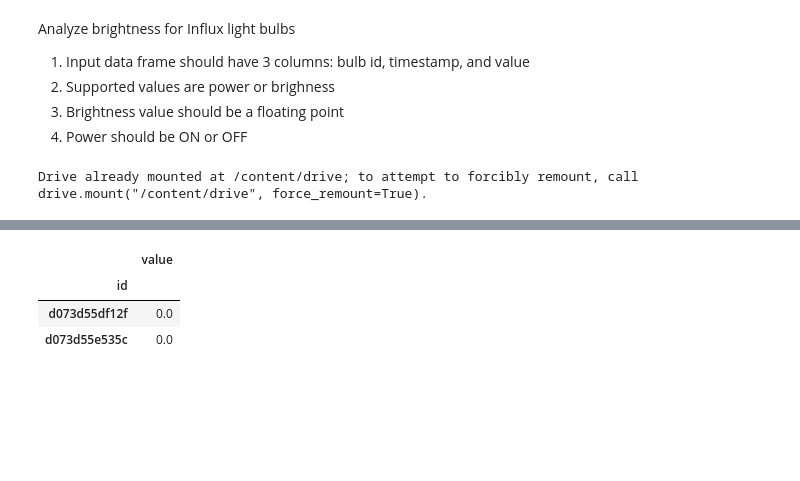
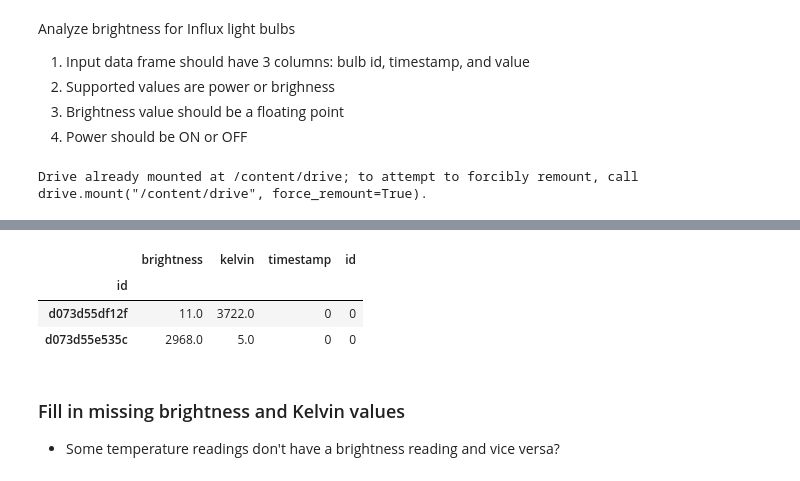
Before and after one commit to smannan/LIFXBulbAnalysis, a Jupyter notebook: SmartBulbDataExploration.ipynb, the cells around one changed output, grey strips where cells are left out. Saved outputs shown, nothing was run; the diff lists cells and outputs as text; code cells hidden in the pictures; blank space fills up the shorter version.

```diff
--- a/SmartBulbDataExploration.ipynb
+++ b/SmartBulbDataExploration.ipynb
@@ -35,7 +37,7 @@ def drop_seconds_from_timestamp(df):
   bulb_data['timestamp'] = bulb_data['timestamp'].dt.strftime('%Y-%m-%d %H:%M')
   bulb_data['timestamp'] = pd.to_datetime(bulb_data['timestamp'])
 # %%
-filename = '/content/drive/Shared drives/CMPE295B/ProcessedBulbData/smart_bulb_brightness_data_from_influx_aug27_sept9.csv'
+filename = '/content/drive/Shared drives/CMPE295B/ProcessedBulbData/smart_bulb_data_from_influx_2021-08-26-20_46_2021-09-11-08_34.csv'
 bulb_data = pd.read_csv(filename, infer_datetime_format = True)
 drop_seconds_from_timestamp(bulb_data)
 bulb_data.drop(['Unnamed: 0'], axis=1, inplace=True)
@@ -63,11 +77,13 @@ Name: value, dtype: float64
 # %%
-# group by light bulb id and sum the number of nulls in the value column
-# AKA the number of missing readings for each bulb
-# 77.8% missing values for bulb d073d55df12f
-# 61.1% missing values for bulb d073d55e535c
-bulb_data.groupby(['id']).agg({ 'value': lambda x: x.isnull().sum() })
+# group by light bulb id and sum the number of missing data for each bulb
+bulb_data.groupby(['id']).agg({
+    'brightness': lambda x: x.isnull().sum(),
+    'kelvin': lambda x: x.isnull().sum(),
+    'timestamp': lambda x: x.isnull().sum(),
+    'id': lambda x: x.isnull().sum()
+})
 # %% [output]
-|  | value |
-| id |  |
-| d073d55df12f | 0.0 |
-| d073d55e535c | 0.0 |
+|  | brightness | kelvin | timestamp | id |
+| id |  |  |  |  |
+| d073d55df12f | 11.0 | 3722.0 | 0 | 0 |
+| d073d55e535c | 2968.0 | 5.0 | 0 | 0 |
@@ -85,0 +111,3 @@ def analyze_df_for_bulb(bulb_df):
+# %% [markdown]
+### Fill in missing brightness and Kelvin values
+- Some temperature readings don't have a brightness reading and vice versa?
```
Also changed, not shown: parts of 21 cells of this notebook.
